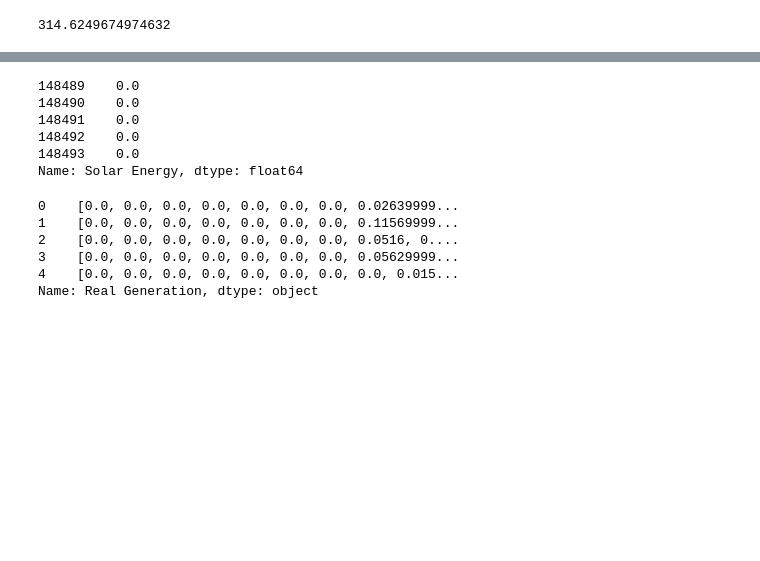
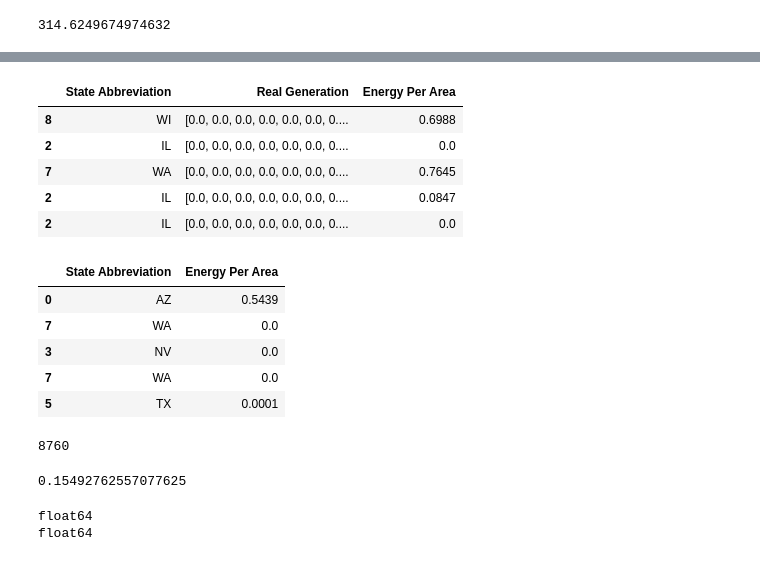
Before and after one commit to Urkchar/Solar-Weather, a Jupyter notebook: main.ipynb, the cells around one changed output, grey strips where cells are left out. Saved outputs shown, nothing was run; the diff lists cells and outputs as text; code cells hidden in the pictures; blank space fills up the shorter version.

```diff
--- a/main.ipynb
+++ b/main.ipynb
@@ -356,18 +324,20 @@ Length: 8769, dtype: object
-# %%
-vc["Solar Energy"].head()
-# %% [output]
-148489    0.0
-148490    0.0
-148491    0.0
-148492    0.0
-148493    0.0
-Name: Solar Energy, dtype: float64
-# %%
-nrel["Real Generation"].head()
-# %% [output]
-0    [0.0, 0.0, 0.0, 0.0, 0.0, 0.0, 0.0, 0.02639999...
-1    [0.0, 0.0, 0.0, 0.0, 0.0, 0.0, 0.0, 0.11569999...
-2    [0.0, 0.0, 0.0, 0.0, 0.0, 0.0, 0.0, 0.0516, 0....
-3    [0.0, 0.0, 0.0, 0.0, 0.0, 0.0, 0.0, 0.05629999...
-4    [0.0, 0.0, 0.0, 0.0, 0.0, 0.0, 0.0, 0.0, 0.015...
-Name: Real Generation, dtype: object
+# %%
+nrel = nrel.explode("Energy Per Area")
+nrel.sample(5)
+# %% [output]
+|  | State Abbreviation | Real Generation | Energy Per Area |
+| 8 | WI | [0.0, 0.0, 0.0, 0.0, 0.0, 0.0, 0.... | 0.6988 |
+| 2 | IL | [0.0, 0.0, 0.0, 0.0, 0.0, 0.0, 0.... | 0.0 |
+| 7 | WA | [0.0, 0.0, 0.0, 0.0, 0.0, 0.0, 0.... | 0.7645 |
+| 2 | IL | [0.0, 0.0, 0.0, 0.0, 0.0, 0.0, 0.... | 0.0847 |
+| 2 | IL | [0.0, 0.0, 0.0, 0.0, 0.0, 0.0, 0.... | 0.0 |
+# %%
+nrel.drop(["Real Generation"], axis="columns", inplace=True)
+nrel.sample(5)
+# %% [output]
+|  | State Abbreviation | Energy Per Area |
+| 0 | AZ | 0.5439 |
+| 7 | WA | 0.0 |
+| 3 | NV | 0.0 |
+| 7 | WA | 0.0 |
+| 5 | TX | 0.0001 |
@@ -373,0 +346,15 @@ Name: Real Generation, dtype: object
+# %%
+nrel = nrel[nrel["State Abbreviation"] == "WI"]
+len(nrel)
+# %% [output]
+8760
+# %%
+print(nrel["Energy Per Area"].mean())
+# %% [output]
+0.15492762557077625
+# %%
+print(vc["Solar Energy"].dtype)
+print(nrel["Energy Per Area"].dtype)
+# %% [output]
+float64
+float64
```
Also changed, not shown: parts of 14 cells of this notebook.
